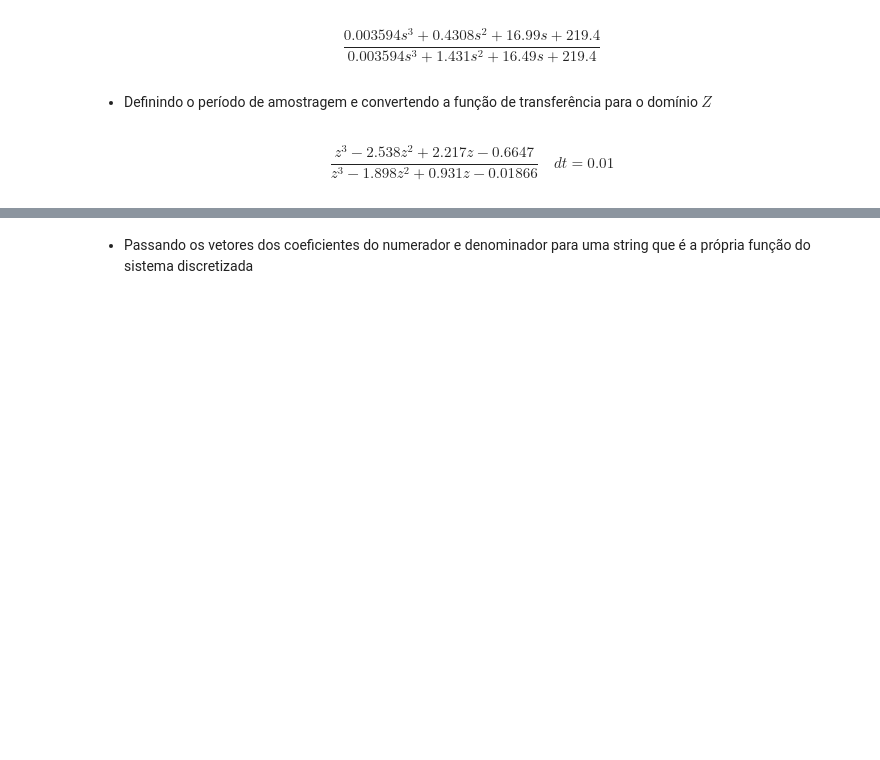
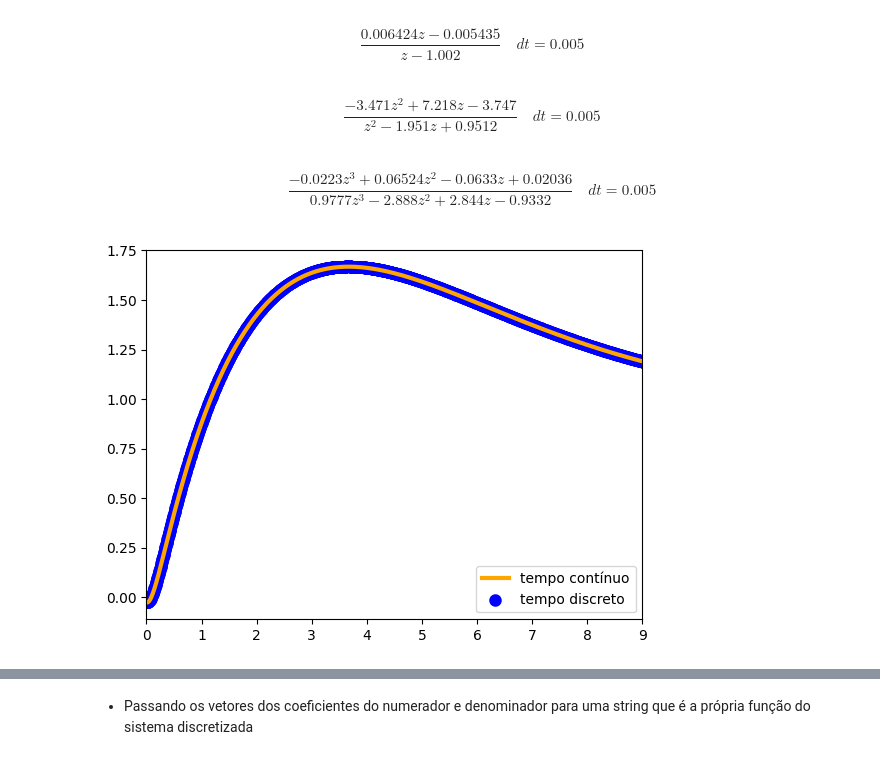
Before and after one commit to KlaussMarchi/BallPlate, a Jupyter notebook: DIGITAL/Analisys.ipynb, the cells around one changed output, grey strips where cells are left out. Cells and saved outputs as stored; diff of their text form; code cells hidden in the pictures; blank space fills up the shorter version.

```diff
--- a/DIGITAL/Analisys.ipynb
+++ b/DIGITAL/Analisys.ipynb
@@ -12,6 +11,8 @@ s = ctl.TransferFunction.s
 K, a, b = (0.5594463965947698, -44.561536481460486, -44.5638349542396)
 
 G = 0.1975236421*(0.03252359073*s + 1.0)/(1.0*s - 0.49401493)
-C =  K * (s - a) * (s - b) / s
-C
+C = (-3.6993074224188*s**2 + 56.4083636665925*s + 7.49269074033349)/(s**2 + 10*s)
+
+G_feedback = ctl.feedback(G*C, 1)
+G_feedback
 # %% [output]
@@ -21,14 +20,27 @@ $$\frac{0.5594 s^2 + 49.86 s + 1111}{s}$$
-# %%
-G_feedback = ctl.feedback(G*C, 1)
-G_feedback
-# %% [output]
-$$\frac{0.003594 s^3 + 0.4308 s^2 + 16.99 s + 219.4}{0.003594 s^3 + 1.431 s^2 + 16.49 s + 219.4}$$
-# %% [markdown]
-- Definindo o período de amostragem e convertendo a função de transferência para o domínio $Z$
 # %%
-T = 0.01
-
-G_z_feedback = ctl.c2d(G_feedback, T, method='zoh')
-G_z_feedback
+G_z = ctl.c2d(G, T, method='zoh')
+G_z
 # %% [output]
-$$\frac{z^3 - 2.538 z^2 + 2.217 z - 0.6647}{z^3 - 1.898 z^2 + 0.931 z - 0.01866}\quad dt = 0.01$$
+$$\frac{0.006424 z - 0.005435}{z - 1.002}\quad dt = 0.005$$
+# %%
+C_z = ctl.c2d(C, T, method='tustin')
+C_z
+# %% [output]
+$$\frac{-3.471 z^2 + 7.218 z - 3.747}{z^2 - 1.951 z + 0.9512}\quad dt = 0.005$$
+# %%
+G_z_feedback = ctl.feedback(G_z*C_z, 1)
+G_z_feedback
+# %% [output]
+$$\frac{-0.0223 z^3 + 0.06524 z^2 - 0.0633 z + 0.02036}{0.9777 z^3 - 2.888 z^2 + 2.844 z - 0.9332}\quad dt = 0.005$$
+# %%
+time, response = ctl.step_response(G_feedback)
+plt.plot(time, response, color='orange', linewidth=3, label='tempo contínuo')
+
+time, response = ctl.step_response(G_z_feedback)
+plt.scatter(time, response, color='blue', linewidth=3, label='tempo discreto')
+
+plt.xlim([0, 9])
+plt.legend()
+plt.show()
+# %% [output]
+[figure, added]
```
Also changed, not shown: parts of 25 cells of this notebook, 2 other files.
